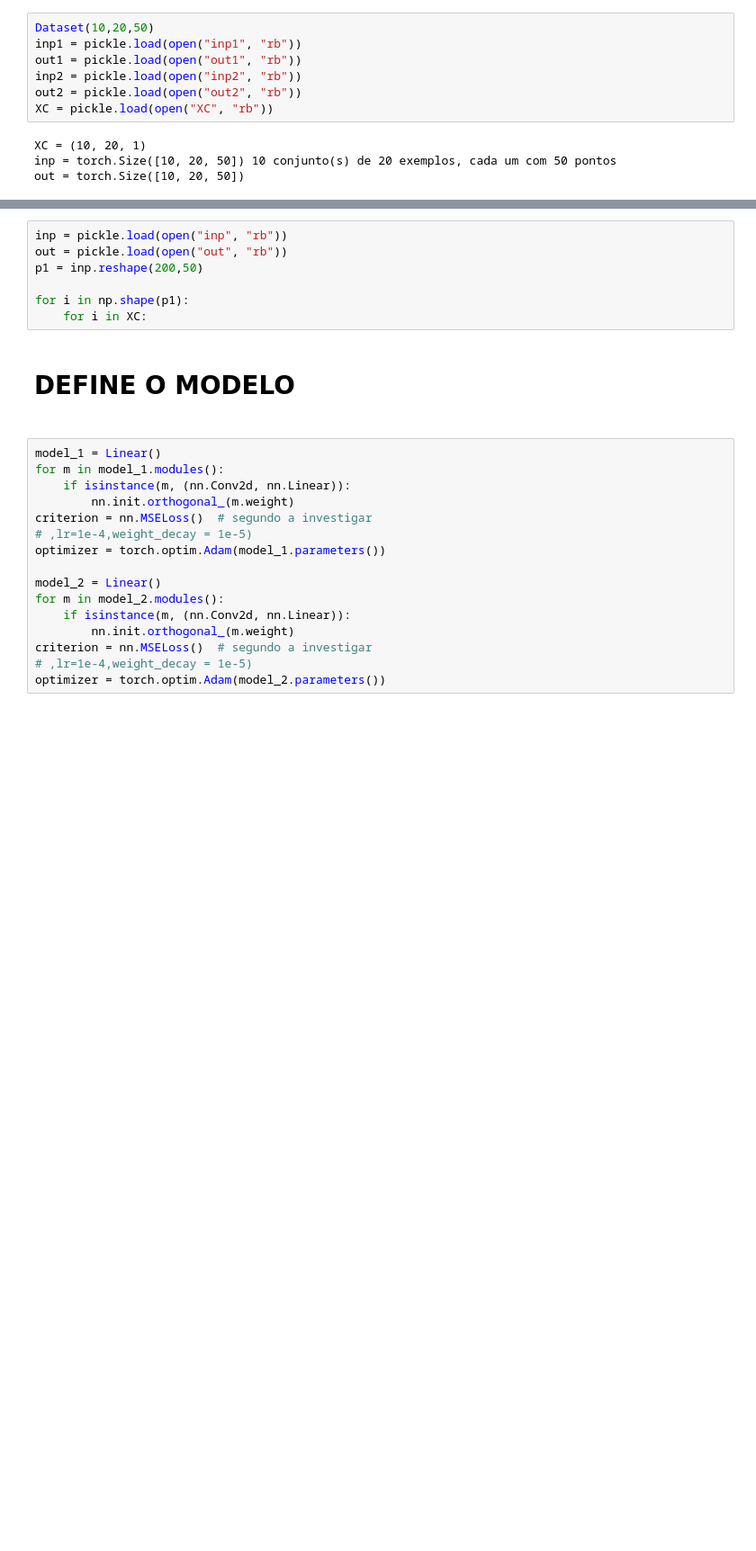
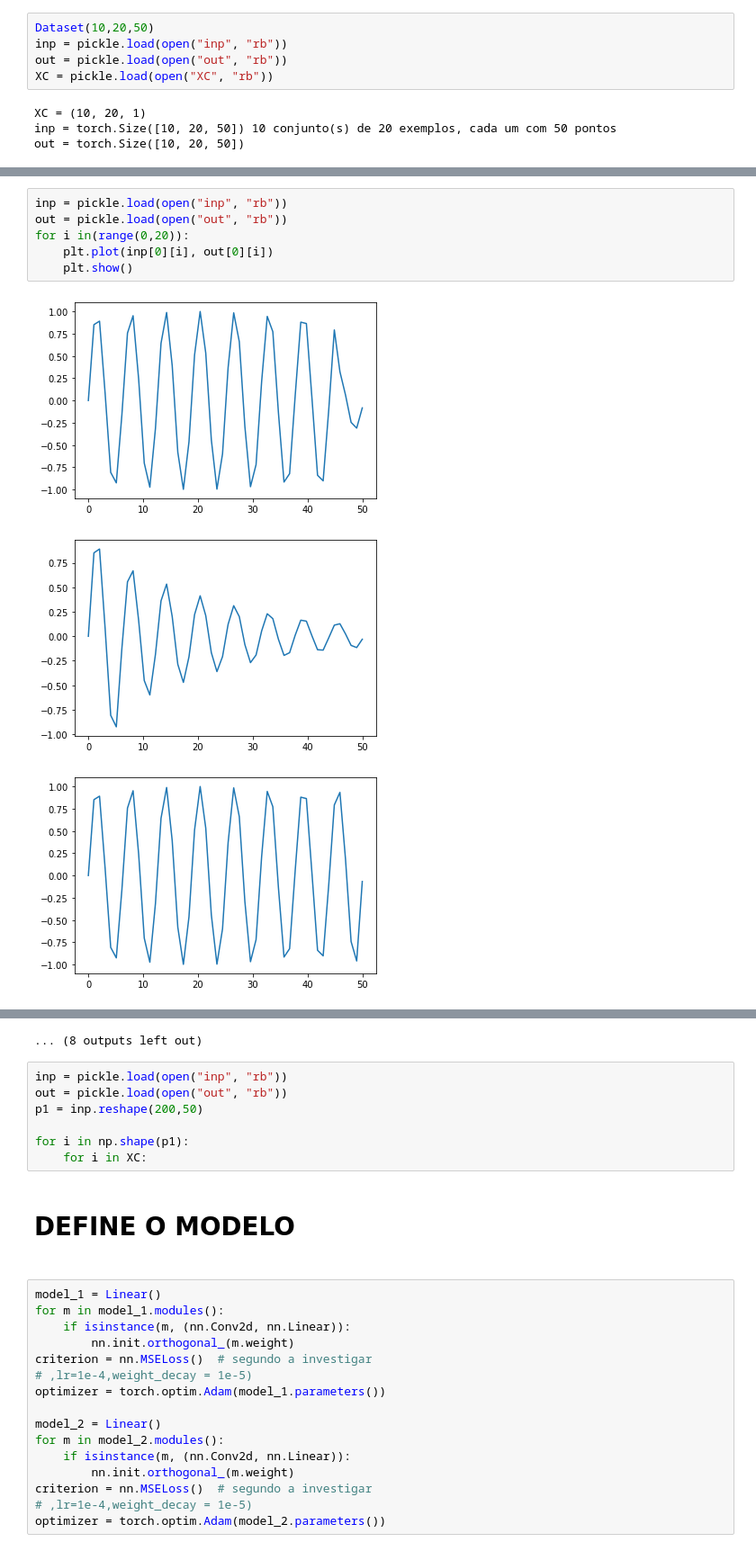
Before and after one commit to SchultzVV/Biology, a Jupyter notebook: method_prove/Run_Project2.ipynb, the cells around one changed output, grey strips where cells are left out. Shown at 90% size. Cells and saved outputs as stored; diff of their text form; blank space fills up the shorter version.

```diff
--- a/method_prove/Run_Project2.ipynb
+++ b/method_prove/Run_Project2.ipynb
@@ -17,10 +17,8 @@ from Dataset_Generator import Dataset
 from Linear_model import Linear
 # %%
 Dataset(10,20,50)
-inp1 = pickle.load(open("inp1", "rb"))
-out1 = pickle.load(open("out1", "rb"))
-inp2 = pickle.load(open("inp2", "rb"))
-out2 = pickle.load(open("out2", "rb"))
+inp = pickle.load(open("inp", "rb"))
+out = pickle.load(open("out", "rb"))
 XC = pickle.load(open("XC", "rb"))
 # %% [output]
 XC = (10, 20, 1)
@@ -28,0 +89,10 @@ out = torch.Size([10, 20, 50])
+# %%
+inp = pickle.load(open("inp", "rb"))
+out = pickle.load(open("out", "rb"))
+for i in(range(0,20)):
+    plt.plot(inp[0][i], out[0][i])
+    plt.show()
+# %% [output]
+[figure, added]
+[figure, added]
+[figure, added]
@@ -29,3 +108,4 @@ out = torch.Size([10, 20, 50])
+... (8 outputs left out)
 # %%
 inp = pickle.load(open("inp", "rb"))
 out = pickle.load(open("out", "rb"))
```
Also changed, not shown: parts of 2 cells of this notebook, 4 other files.
